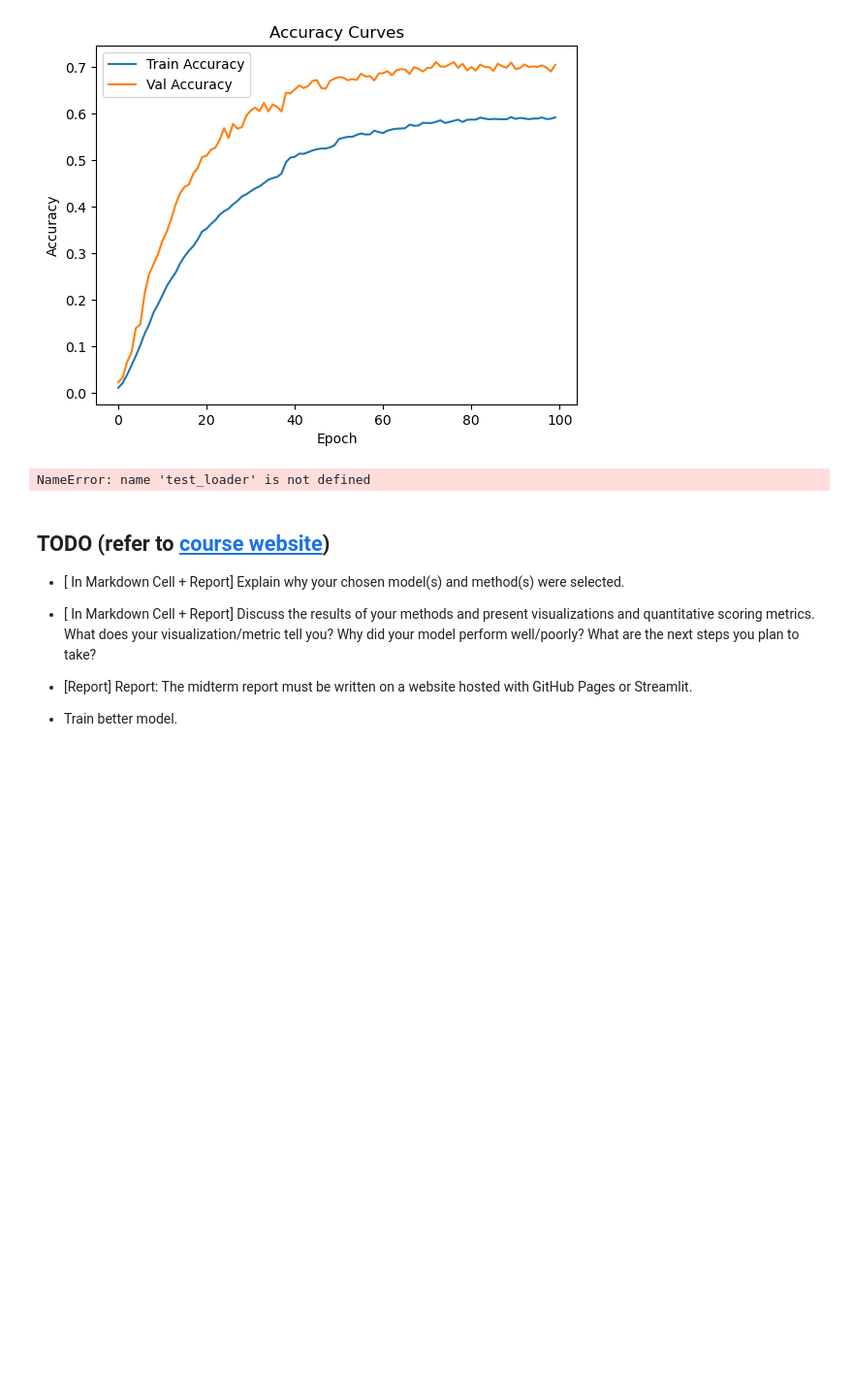
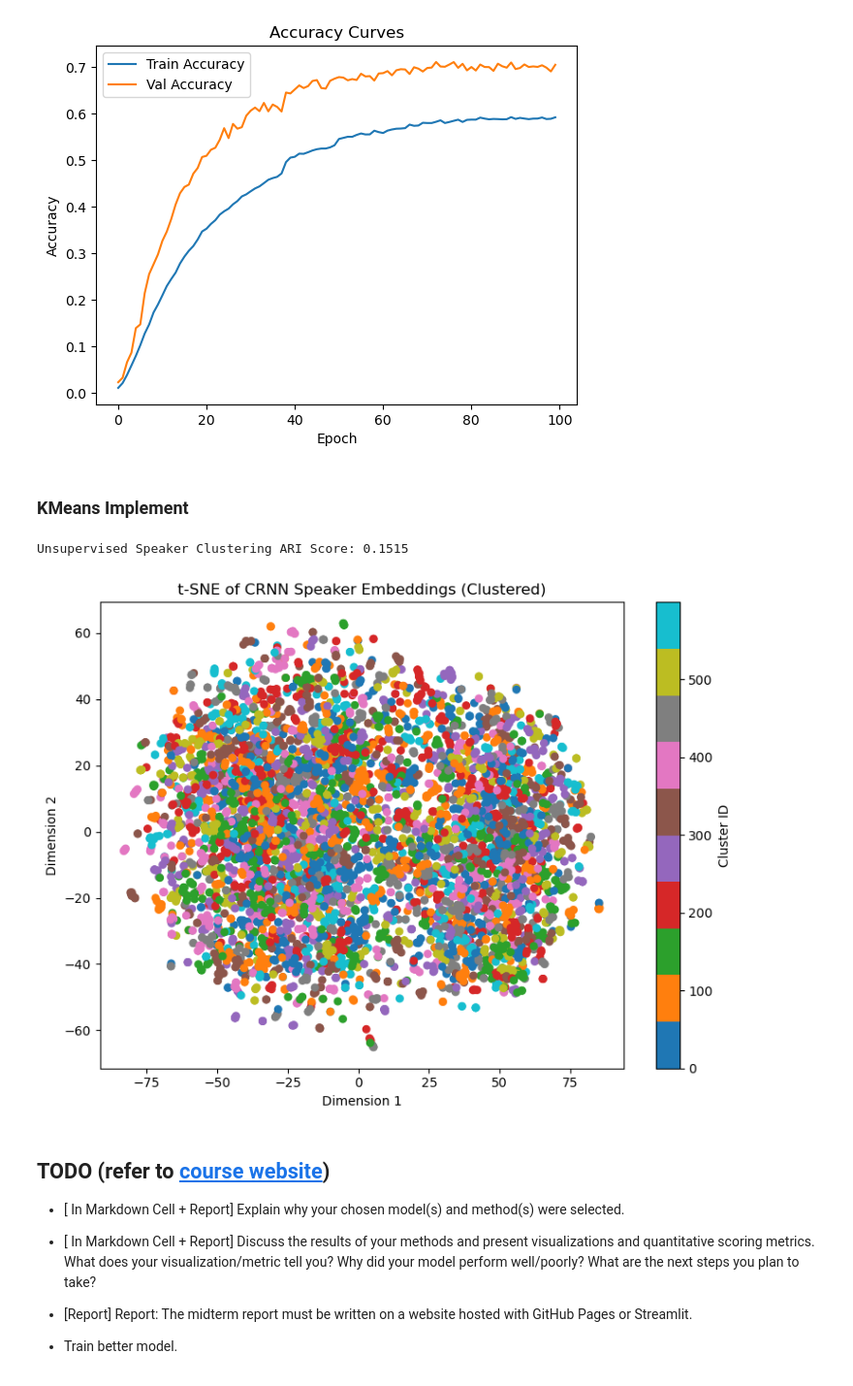
Before and after one commit to PotterHong/Test, a Jupyter notebook: speaker_verification.ipynb, the cells around one changed output. Shown at 97% size. Saved outputs shown, nothing was run; the diff lists cells and outputs as text; code cells hidden in the pictures; blank space fills up the shorter version.

```diff
--- a/speaker_verification.ipynb
+++ b/speaker_verification.ipynb
@@ -693,6 +693,8 @@ plt.show()
 # %% [output]
 [figure]
 [figure]
+# %% [markdown]
+### KMeans Implement
 # %%
 from sklearn.cluster import KMeans
 from sklearn.metrics import adjusted_rand_score
@@ -704,28 +707,53 @@ def extract_embeddings(model, dataloader):
     model.eval()
     embeddings = []
     labels = []
+
     with torch.no_grad():
         for batch_mels, batch_speakers in dataloader:
             batch_mels = batch_mels.to(device)
-            x = batch_mels.unsqueeze(1)  # (B, 1, T, F)
-            feats = model.cnn(x)         # (B, C, T', F')
-            pooled = model.global_pool(feats)  # (B, C, 1, 1)
-            emb = pooled.view(pooled.size(0), -1)  # (B, D)
-            embeddings.append(emb.cpu())
-            labels.extend(batch_speakers.numpy())
+            batch_speakers = batch_speakers.numpy()
+
+            x = batch_mels.unsqueeze(1)
+            x = model.cnn(x)
+            x = x.permute(0, 2, 1, 3).contiguous()
+            x = x.view(x.size(0), x.size(1), -1)
+            rnn_out, _ = model.rnn(x)
+            rnn_out = model.layer_norm(rnn_out)
+
+            attn_weights = F.softmax(model.attn(rnn_out), dim=1)
+            speaker_embed = torch.sum(rnn_out * attn_weights, dim=1)
+
+            embeddings.append(speaker_embed.cpu())
+            labels.extend(batch_speakers)
+
     return torch.cat(embeddings), np.array(labels)
 # %%
-embeddings, true_labels = extract_embeddings(model_crnn, test_loader)
+embeddings, true_labels = extract_embeddings(model_crnn, valid_loader)
 
-# KMeans 聚类
 kmeans = KMeans(n_clusters=speaker_num, random_state=0)
 pred_clusters = kmeans.fit_predict(embeddings)
 
-# 聚类评估指标：Adjusted Rand Index（ARI）
 ari = adjusted_rand_score(true_labels, pred_clusters)
 print(f"Unsupervised Speaker Clustering ARI Score: {ari:.4f}")
 # %% [output]
-NameError: name 'test_loader' is not defined
+Unsupervised Speaker Clustering ARI Score: 0.1515
+# %%
+from sklearn.manifold import TSNE
+import matplotlib.pyplot as plt
+
+tsne = TSNE(n_components=2, perplexity=30, random_state=42)
+emb_2d = tsne.fit_transform(embeddings)
+
+plt.figure(figsize=(8, 6))
+scatter = plt.scatter(emb_2d[:, 0], emb_2d[:, 1], c=pred_clusters, cmap='tab10', s=30)
+plt.title("t-SNE of CRNN Speaker Embeddings (Clustered)")
+plt.xlabel("Dimension 1")
+plt.ylabel("Dimension 2")
+plt.colorbar(scatter, label="Cluster ID")
+plt.tight_layout()
+plt.show()
+# %% [output]
+[figure, added]
 # %% [markdown]
 ## TODO (refer to [course website](https://mahdi-roozbahani.github.io/CS46417641-spring2025/docs/grading/project-breakdown/midterm/))
 
```
Also changed, not shown: parts of 3 cells of this notebook, 9 other files.
